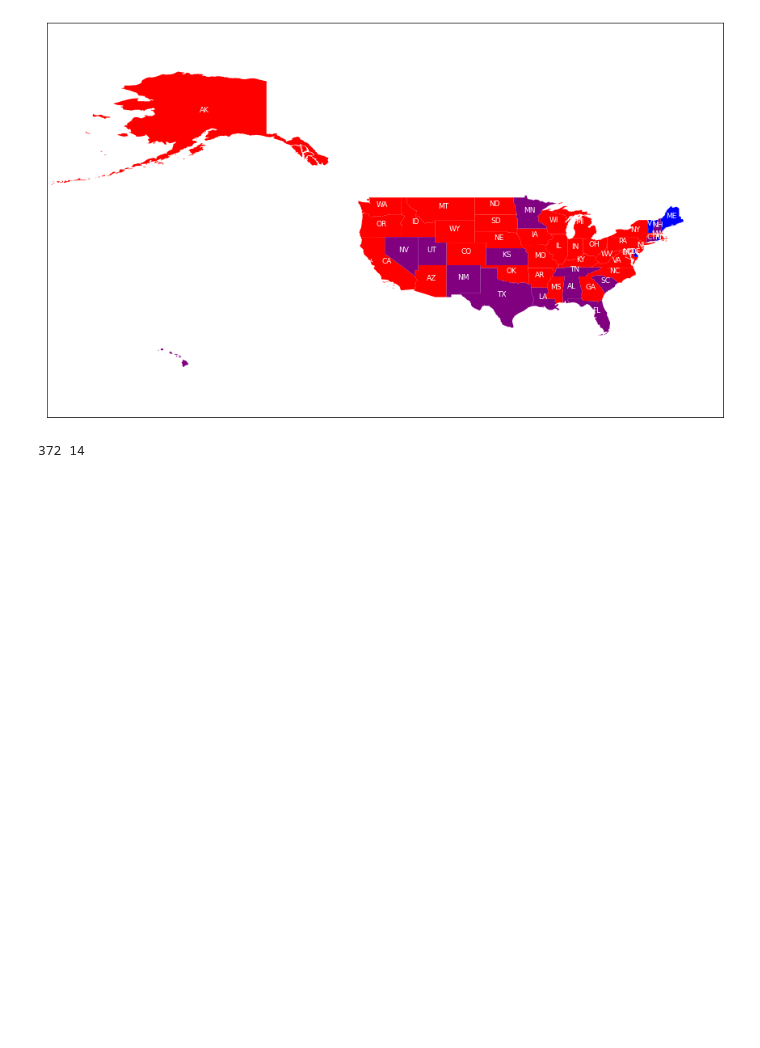
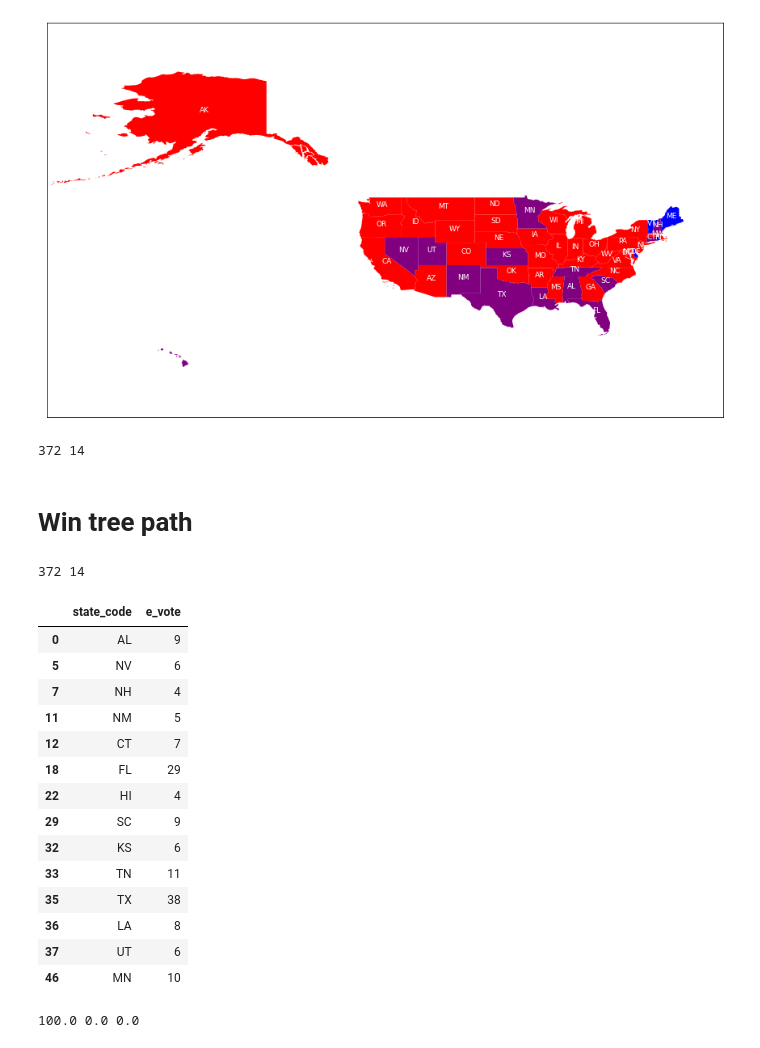
Before and after one commit to sydney-machine-learning/sentimentanalysis-USelections, a Jupyter notebook: main.ipynb, the cells around one changed output. Drawn from its saved outputs; the diff is of its cells as text; code cells hidden in the pictures; blank space fills up the shorter version.

Commit message:
WINNING TRUMP :(

```diff
--- a/main.ipynb
+++ b/main.ipynb
@@ -1170,3 +1170,5 @@ biden_vote = np.sum(states_results[states_results['winner'] == 'biden']['e_vote'
 print(trump_vote, biden_vote)
 # %% [output]
 372 14
+# %% [markdown]
+# Win tree path
@@ -1172,0 +1177,29 @@ print(trump_vote, biden_vote)
+# %%
+states_results = pd.read_csv('/content/drive/MyDrive/US_elections/state_results_100_conti.csv')
+# %%
+num_vote_to_win = 270
+trump_vote = np.sum(states_results[states_results['winner'] == 'trump']['e_vote'])
+biden_vote = np.sum(states_results[states_results['winner'] == 'biden']['e_vote'])
+print(trump_vote, biden_vote)
+# %% [output]
+372 14
+# %%
+
+contentious_states = states_results.loc[states_results['winner'] == 'contentious',['state_code', 'e_vote']]
+contentious_states
+# %% [output]
+|  | state_code | e_vote |
+| 0 | AL | 9 |
+| 5 | NV | 6 |
+| 7 | NH | 4 |
+| 11 | NM | 5 |
+| 12 | CT | 7 |
+| 18 | FL | 29 |
+| 22 | HI | 4 |
+| 29 | SC | 9 |
+| 32 | KS | 6 |
+| 33 | TN | 11 |
+| 35 | TX | 38 |
+| 36 | LA | 8 |
+| 37 | UT | 6 |
+| 46 | MN | 10 |
@@ -1172,0 +1238,4 @@ print(trump_vote, biden_vote)
+# %%
+print(trump_chance_to_win*100, biden_chance_to_win*100, draw_chance*100)
+# %% [output]
+100.0 0.0 0.0
```
Also changed, not shown: parts of 7 cells of this notebook.
